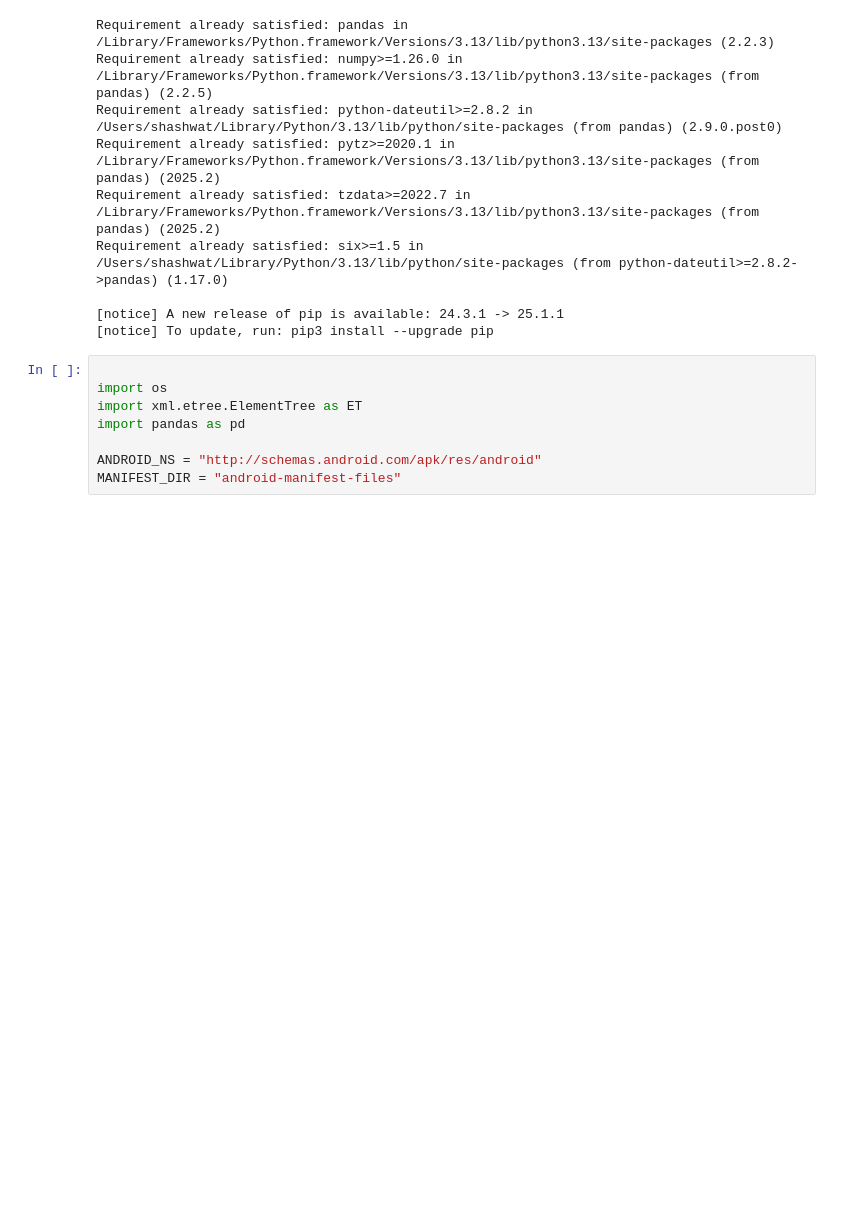
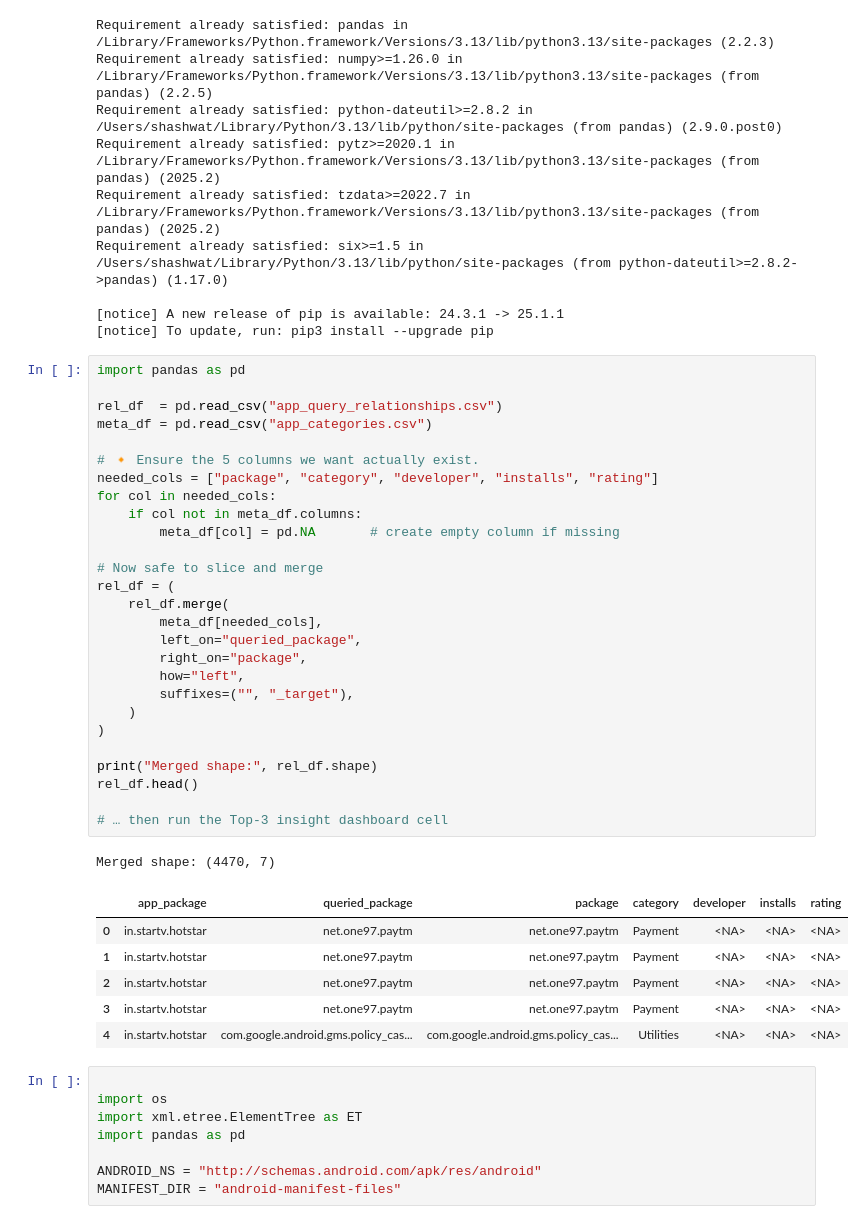
Before and after one commit to ShashStudios/AppDataAnalysis, a Jupyter notebook: manifest_analysis.ipynb, the cells around one changed output. Drawn from its saved outputs; the diff is of its cells as text; blank space fills up the shorter version.

```diff
--- a/manifest_analysis.ipynb
+++ b/manifest_analysis.ipynb
@@ -15,6 +15,41 @@ Requirement already satisfied: six>=1.5 in /Users/shashwat/Library/Python/3.13/l
 
 [notice] A new release of pip is available: 24.3.1 -> 25.1.1
 [notice] To update, run: pip3 install --upgrade pip
+# %%
+import pandas as pd
+
+rel_df  = pd.read_csv("app_query_relationships.csv")
+meta_df = pd.read_csv("app_categories.csv")
+
+# 🔸 Ensure the 5 columns we want actually exist.
+needed_cols = ["package", "category", "developer", "installs", "rating"]
+for col in needed_cols:
+    if col not in meta_df.columns:
+        meta_df[col] = pd.NA       # create empty column if missing
+
+# Now safe to slice and merge
+rel_df = (
+    rel_df.merge(
+        meta_df[needed_cols],
+        left_on="queried_package",
+        right_on="package",
+        how="left",
+        suffixes=("", "_target"),
+    )
+)
+
+print("Merged shape:", rel_df.shape)
+rel_df.head()
+
+# … then run the Top-3 insight dashboard cell
+# %% [output]
+Merged shape: (4470, 7)
+|  | app_package | queried_package | package | category | developer | installs | rating |
+| 0 | in.startv.hotstar | net.one97.paytm | net.one97.paytm | Payment | <NA> | <NA> | <NA> |
+| 1 | in.startv.hotstar | net.one97.paytm | net.one97.paytm | Payment | <NA> | <NA> | <NA> |
+| 2 | in.startv.hotstar | net.one97.paytm | net.one97.paytm | Payment | <NA> | <NA> | <NA> |
+| 3 | in.startv.hotstar | net.one97.paytm | net.one97.paytm | Payment | <NA> | <NA> | <NA> |
+| 4 | in.startv.hotstar | com.google.android.gms.policy_cas... | com.google.android.gms.policy_cas... | Utilities | <NA> | <NA> | <NA> |
 # %%
 
 import os
```
Also changed, not shown: parts of 3 cells of this notebook, 1 other file.
